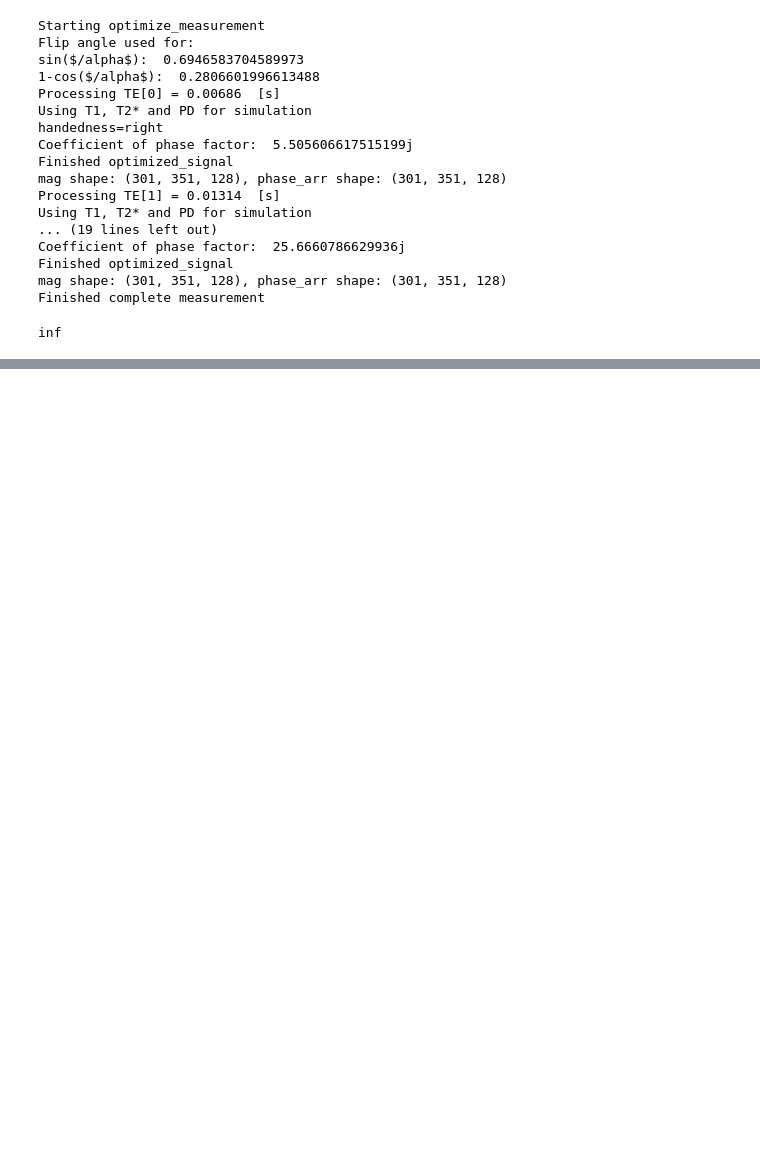
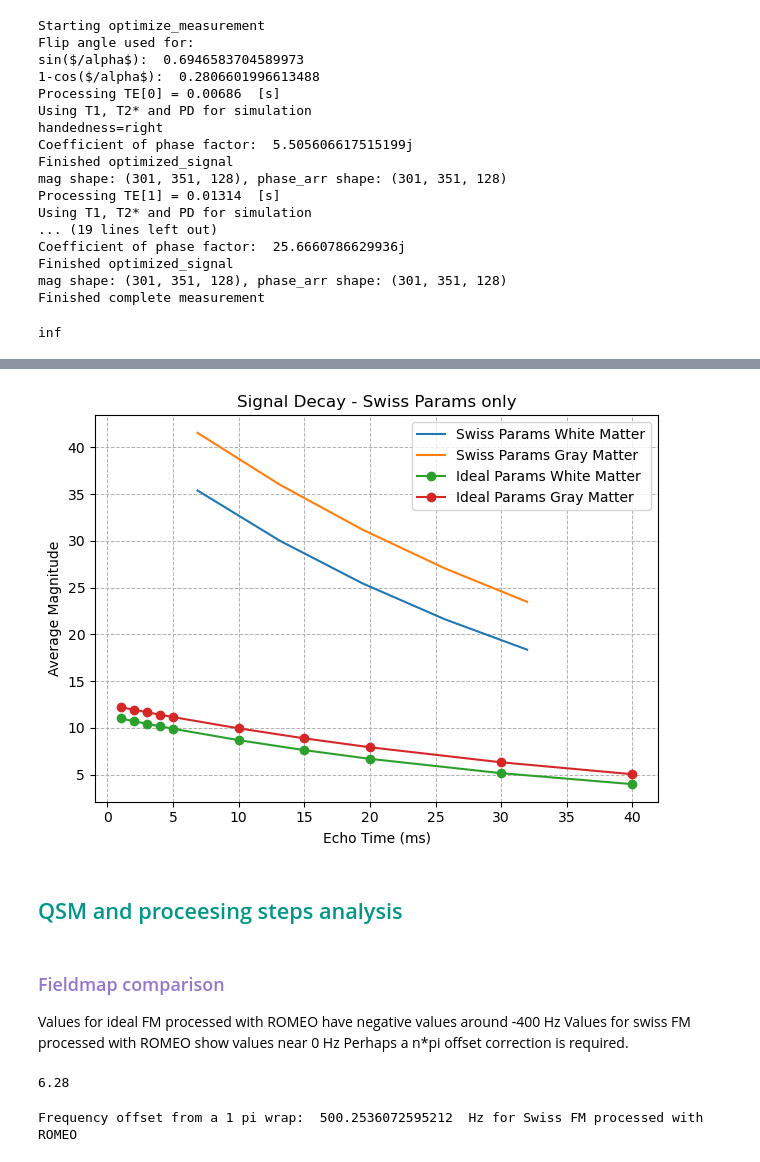
Before and after one commit to sriosq/Image-processing-strategies, a Jupyter notebook: MRsim/gauss_sim.ipynb, the cells around one changed output, grey strips where cells are left out. Drawn from its saved outputs; the diff is of its cells as text; code cells hidden in the pictures; blank space fills up the shorter version.

```diff
--- a/MRsim/gauss_sim.ipynb
+++ b/MRsim/gauss_sim.ipynb
@@ -113,0 +129,5 @@ inf
+# %%
+gm_mask_img = nib.load(r"E:\msc_data\sc_qsm\new_gauss_sims\mrsim_outpus/gm_mask_crop.nii.gz")
+gm_mask_data = gm_mask_img.get_fdata()
+wm_mask_img = nib.load(r"E:\msc_data\sc_qsm\new_gauss_sims\mrsim_outpus/wm_mask_crop.nii.gz")
+wm_mask_data = wm_mask_img.get_fdata()
@@ -113,0 +144,65 @@ inf
+# %%
+n_echoes_custom = custom_params_sim_mag_data.shape[-1]
+n_echoes_swiss = swiss_params_sim_mag_data.shape[-1]
+# %%
+wm_ideal_mean = []
+gm_ideal_mean = []
+
+wm_swiss_mean = []
+gm_swiss_mean = []
+
+for i in range(n_echoes_custom):
+    wm_custom_vals = custom_params_sim_mag_data[..., i][wm_mask_data==1]
+    gm_custom_vals = custom_params_sim_mag_data[..., i][gm_mask_data==1]
+
+    wm_ideal_mean.append(np.mean(wm_custom_vals))
+    gm_ideal_mean.append(np.mean(gm_custom_vals))
+
+for i in range(n_echoes_swiss):
+    wm_swiss_vals = swiss_params_sim_mag_data[..., i][wm_mask_data==1]
+    gm_swiss_vals = swiss_params_sim_mag_data[..., i][gm_mask_data==1]
+
+    wm_swiss_mean.append(np.mean(wm_swiss_vals))
+    gm_swiss_mean.append(np.mean(gm_swiss_vals))
+# %%
+swiss_TE_seconds = [6.86, 13.14, 19.42, 25.7, 31.98]
+customs_TE_seconds = [1, 2, 3, 4, 5, 10, 15, 20, 30, 40]
+# %%
+plt.plot(swiss_TE_seconds, wm_swiss_mean, label='Swiss Params White Matter')
+plt.plot(swiss_TE_seconds, gm_swiss_mean, label='Swiss Params Gray Matter')
+plt.plot(customs_TE_seconds, wm_ideal_mean,'o-', label='Ideal Params White Matter')
+plt.plot(customs_TE_seconds, gm_ideal_mean,'o-', label='Ideal Params Gray Matter')
+plt.xlabel('Echo Time (ms)')
+plt.ylabel('Average Magnitude')
+plt.title('Signal Decay - Swiss Params only')
+plt.legend()
+
+plt.grid(True, which='both', linestyle='--', linewidth=0.7)
+plt.tight_layout()
+plt.yticks()
+plt.show()
+# %% [output]
+[figure, added]
+# %% [markdown]
+## <span style="color:#009688">QSM and proceesing steps analysis</span>
+# %% [markdown]
+### <span style="color:#9575CD">Fieldmap comparison</span>
+
+Values for ideal FM processed with ROMEO have negative values around -400 Hz </br>
+Values for swiss FM processed with ROMEO show values near 0 Hz </br>
+Perhaps a n*pi offset correction is required.
+# %%
+swiss_TE_seconds[1] - swiss_TE_seconds[0]
+# %% [output]
+6.28
+# %%
+# It looks like there is a n*pi phase wrap happening,
+B0=3
+central_freq_3T = 42.58*B0 # MHz used at the desired B0
+n = 1
+gamma = 267.53803037970675 # rad/s.T
+delta_TE_swiss = swiss_TE_seconds[1] - swiss_TE_seconds[0]
+freq_offset_npi = (n*np.pi)/(delta_TE_swiss*1e-3)
+print(f"Frequency offset from a {n} pi wrap: ", freq_offset_npi, " Hz for Swiss FM processed with ROMEO")
+# %% [output]
+Frequency offset from a 1 pi wrap:  500.2536072595212  Hz for Swiss FM processed with ROMEO
```
Also changed, not shown: parts of 5 cells of this notebook, 3 other files.
